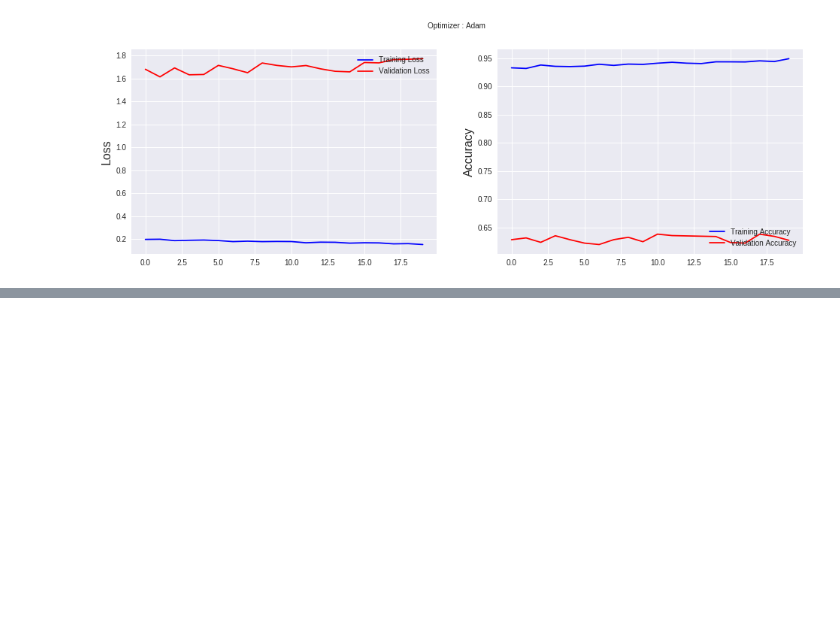
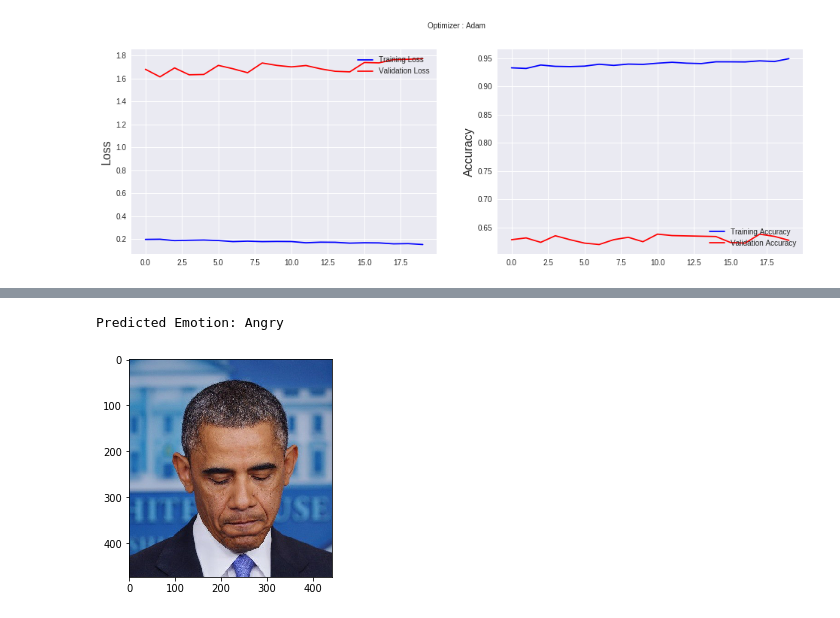
Before and after one commit to susantabiswas/realtime-facial-emotion-analyzer, a Jupyter notebook: facial Emotions.ipynb, the cells around one changed output, grey strips where cells are left out. Saved outputs shown, nothing was run; the diff lists cells and outputs as text; code cells hidden in the pictures; blank space fills up the shorter version.

```diff
--- a/facial Emotions.ipynb
+++ b/facial Emotions.ipynb
@@ -319,0 +364,6 @@ plt.show()
+# %%
+plt.imshow(images[3])
+print('Predicted Emotion: ' + str(EMOTIONS[predictions[3]]))
+# %% [output]
+Predicted Emotion: Angry
+[figure, added]
```
Also changed, not shown: parts of 10 cells of this notebook.
